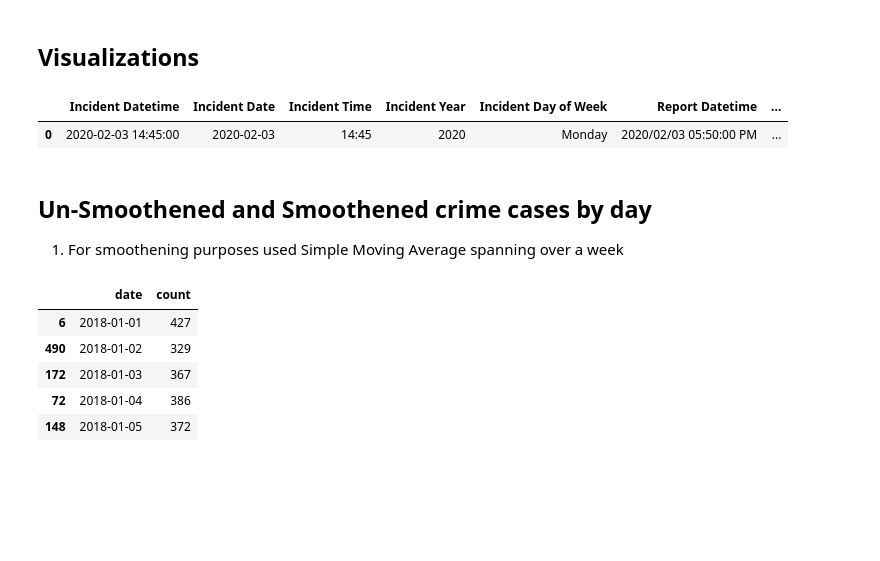
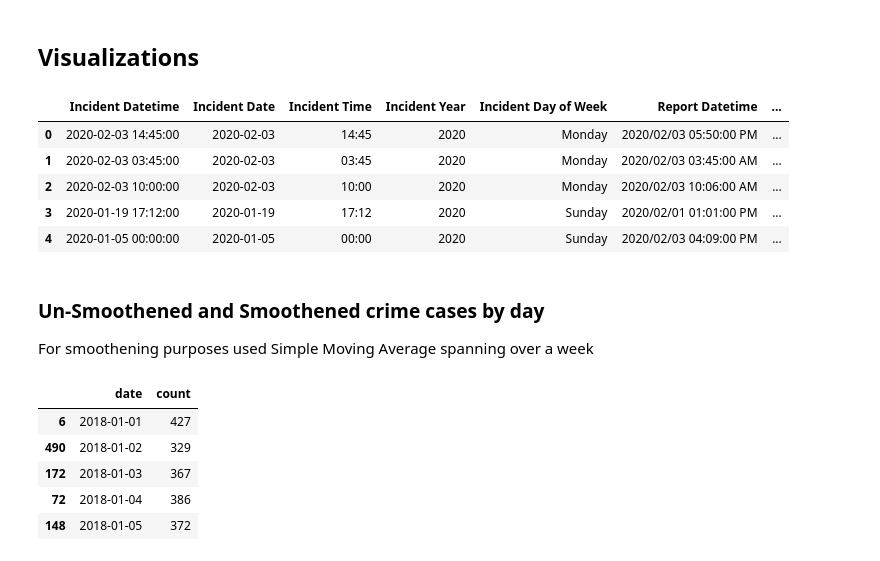
Before and after one commit to ParasAvkirkar/covid19-and-crime, a Jupyter notebook: scratchPad.ipynb, the cells around one changed output. Saved outputs shown, nothing was run; the diff lists cells and outputs as text; code cells hidden in the pictures; blank space fills up the shorter version.

```diff
--- a/scratchPad.ipynb
+++ b/scratchPad.ipynb
@@ -72,5 +91,21 @@ dtype: int64
 # %%
-columns_to_consider = ["Incident Datetime", "Incident Date", "Incident Time", "Incident Year", "Incident Day of Week", "Report Datetime", "Row ID", "Incident ID", "Incident Number", "Report Type Code", "Report Type Description", "Incident Code", "Incident Category", "Incident Subcategory", "Incident Description", "Resolution", "Police District"]
+columns_to_consider = ["Incident Datetime",
+                       "Incident Date",
+                       "Incident Time",
+                       "Incident Year",
+                       "Incident Day of Week",
+                       "Report Datetime",
+                       "Row ID",
+                       "Incident ID",
+                       "Incident Number",
+                       "Report Type Code",
+                       "Report Type Description",
+                       "Incident Code",
+                       "Incident Category",
+                       "Incident Subcategory",
+                       "Incident Description",
+                       "Resolution",
+                       "Police District"]
 # %%
 crime_df = crime_df[columns_to_consider]
 # %%
@@ -106,10 +138,14 @@ dtype: object
 # %% [markdown]
 ## Visualizations
 # %%
-crime_df.head(1)
+crime_df.head(5)
 # %% [output]
 |  | Incident Datetime | Incident Date | Incident Time | Incident Year | Incident Day of Week | Report Datetime | ... |
 | 0 | 2020-02-03 14:45:00 | 2020-02-03 | 14:45 | 2020 | Monday | 2020/02/03 05:50:00 PM | ... |
+| 1 | 2020-02-03 03:45:00 | 2020-02-03 | 03:45 | 2020 | Monday | 2020/02/03 03:45:00 AM | ... |
+| 2 | 2020-02-03 10:00:00 | 2020-02-03 | 10:00 | 2020 | Monday | 2020/02/03 10:06:00 AM | ... |
+| 3 | 2020-01-19 17:12:00 | 2020-01-19 | 17:12 | 2020 | Sunday | 2020/02/01 01:01:00 PM | ... |
+| 4 | 2020-01-05 00:00:00 | 2020-01-05 | 00:00 | 2020 | Sunday | 2020/02/03 04:09:00 PM | ... |
 # %%
 def convert_agg_df_into_flatten_df(df):
   df = df.reset_index()
@@ -122,8 +155,6 @@ def convert_agg_df_into_flatten_df(df):
 # %% [markdown]
-## Un-Smoothened and Smoothened crime cases by day
-
-
-1.   For smoothening purposes used Simple Moving Average spanning over a week
+### Un-Smoothened and Smoothened crime cases by day
+For smoothening purposes used Simple Moving Average spanning over a week
 # %%
 unique_crimes = crime_df.groupby(["Incident ID"]).agg({"Incident Date": "first"}).reset_index()
 unique_crimes.head()
```
Also changed, not shown: parts of 17 cells of this notebook.
